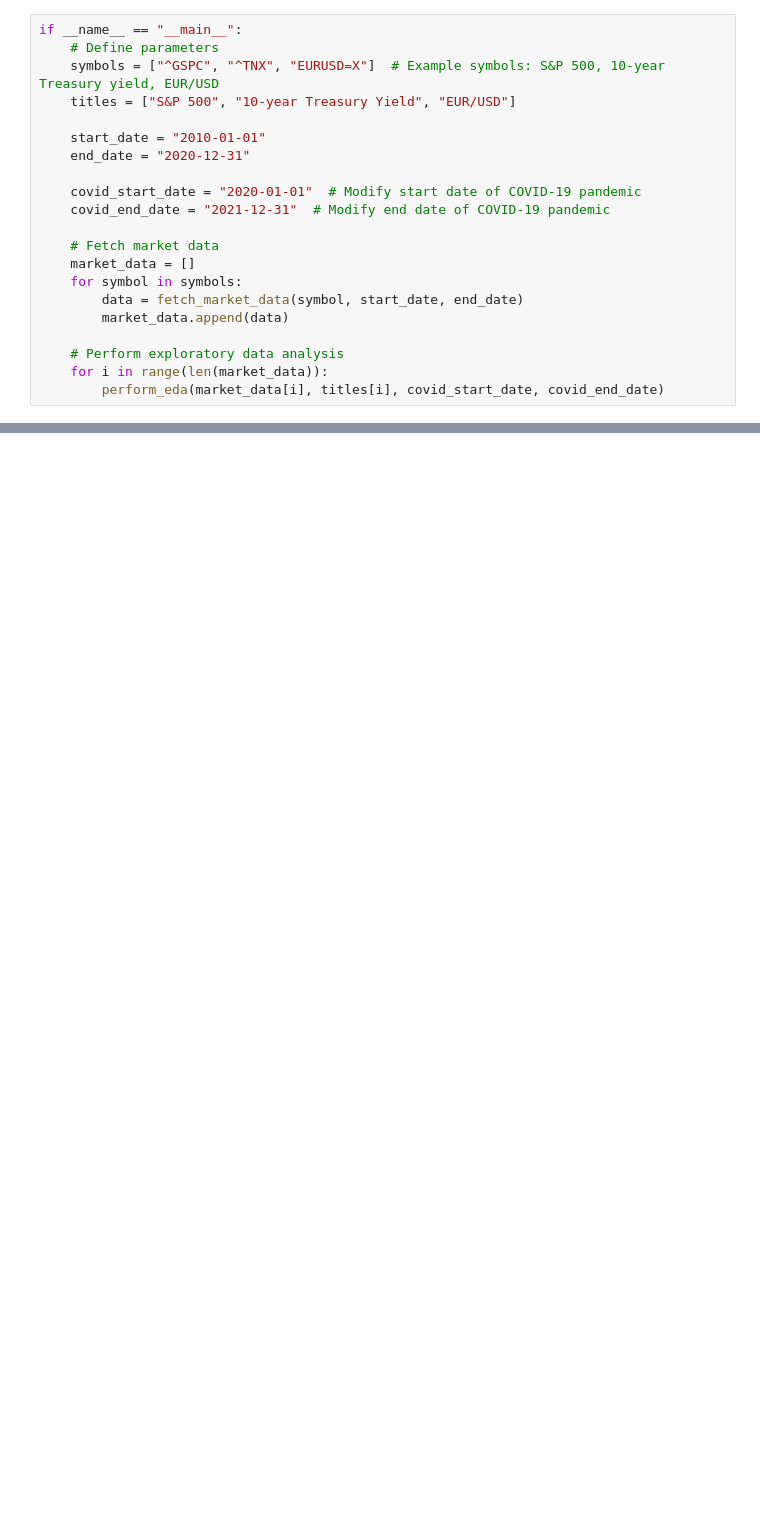
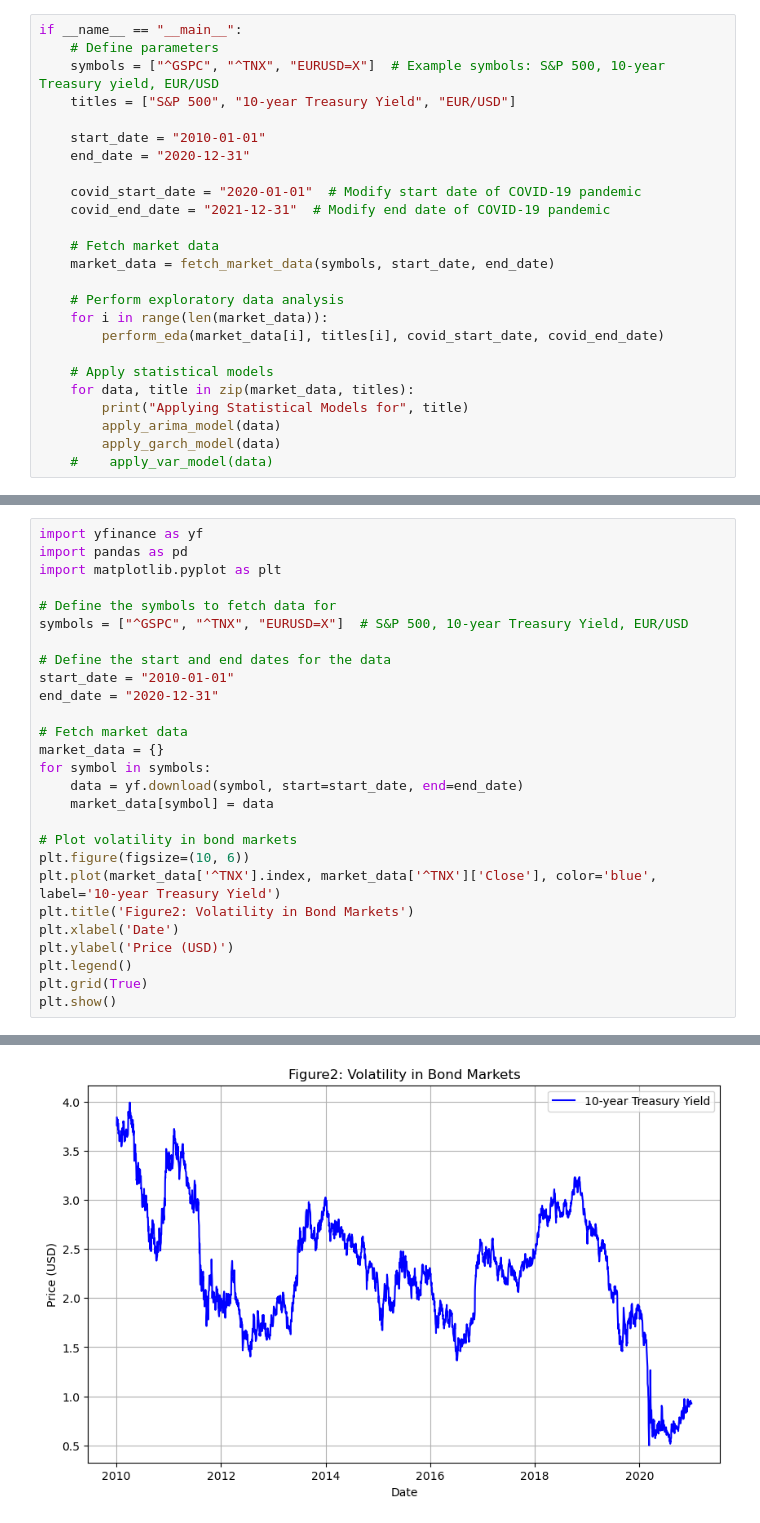
Before and after one commit to raymondkl92/wqu_capstone, a Jupyter notebook: impact_of_covid_on_markets.ipynb, the cells around one changed output, grey strips where cells are left out. Cells and saved outputs as stored; diff of their text form; blank space fills up the shorter version.

```diff
--- a/impact_of_covid_on_markets.ipynb
+++ b/impact_of_covid_on_markets.ipynb
@@ -86,14 +210,18 @@ if __name__ == "__main__":
     covid_end_date = "2021-12-31"  # Modify end date of COVID-19 pandemic
 
     # Fetch market data
-    market_data = []
-    for symbol in symbols:
-        data = fetch_market_data(symbol, start_date, end_date)
-        market_data.append(data)
+    market_data = fetch_market_data(symbols, start_date, end_date)
 
     # Perform exploratory data analysis
     for i in range(len(market_data)):
         perform_eda(market_data[i], titles[i], covid_start_date, covid_end_date)
+
+    # Apply statistical models
+    for data, title in zip(market_data, titles):
+        print("Applying Statistical Models for", title)
+        apply_arima_model(data)
+        apply_garch_model(data)
+    #    apply_var_model(data)
 # %% [output]
 [*********************100%%**********************]  1 of 1 completed
 [*********************100%%**********************]  1 of 1 completed
@@ -171,0 +395,28 @@ max     NaN   NaN  NaN    NaN        NaN     NaN
+# %%
+import yfinance as yf
+import pandas as pd
+import matplotlib.pyplot as plt
+
+# Define the symbols to fetch data for
+symbols = ["^GSPC", "^TNX", "EURUSD=X"]  # S&P 500, 10-year Treasury Yield, EUR/USD
+
+# Define the start and end dates for the data
+start_date = "2010-01-01"
+end_date = "2020-12-31"
+
+# Fetch market data
+market_data = {}
+for symbol in symbols:
+    data = yf.download(symbol, start=start_date, end=end_date)
+    market_data[symbol] = data
+
+# Plot volatility in bond markets
+plt.figure(figsize=(10, 6))
+plt.plot(market_data['^TNX'].index, market_data['^TNX']['Close'], color='blue', label='10-year Treasury Yield')
+plt.title('Figure2: Volatility in Bond Markets')
+plt.xlabel('Date')
+plt.ylabel('Price (USD)')
+plt.legend()
+plt.grid(True)
+plt.show()
+# %% [output]
@@ -171,0 +426 @@ max     NaN   NaN  NaN    NaN        NaN     NaN
+[figure, added]
```
Also changed, not shown: parts of 27 cells of this notebook.
